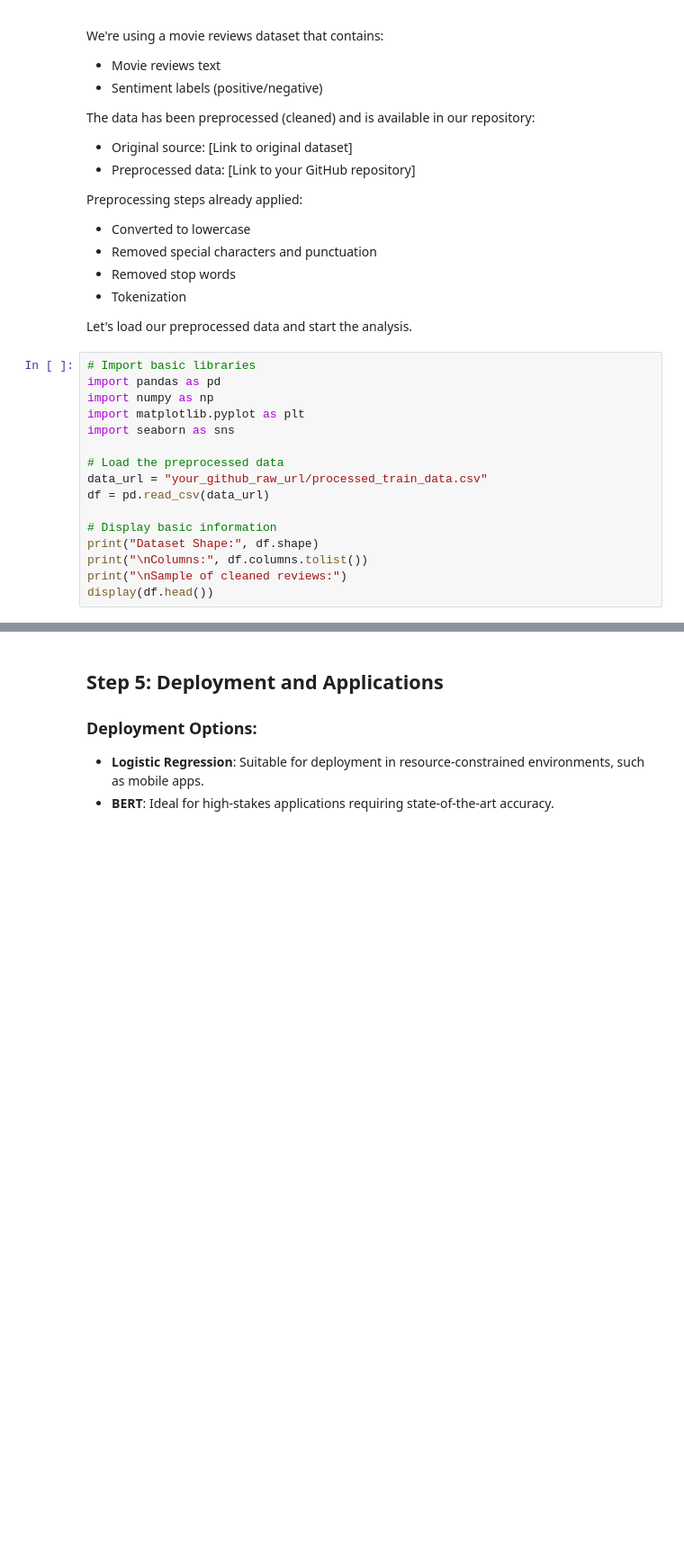
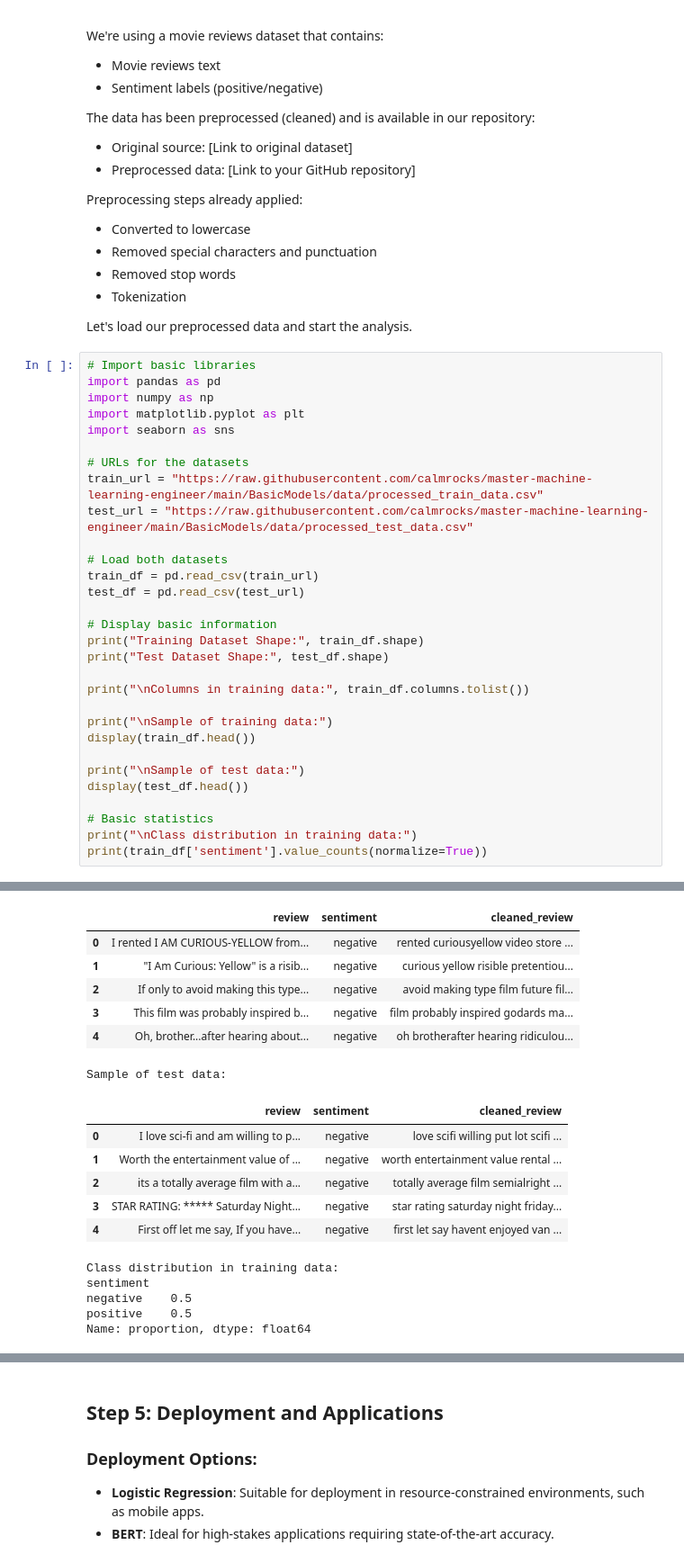
Before and after one commit to calmrocks/master-machine-learning-engineer, a Jupyter notebook: BasicModels/NLP.ipynb, the cells around one changed output, grey strips where cells are left out. Shown at 90% size. Cells and saved outputs as stored; diff of their text form; blank space fills up the shorter version.

```diff
--- a/BasicModels/NLP.ipynb
+++ b/BasicModels/NLP.ipynb
@@ -62,13 +62,27 @@ import numpy as np
 import matplotlib.pyplot as plt
 import seaborn as sns
 
-# Load the preprocessed data
-data_url = "your_github_raw_url/processed_train_data.csv"
-df = pd.read_csv(data_url)
+# URLs for the datasets
+train_url = "https://raw.githubusercontent.com/calmrocks/master-machine-learning-engineer/main/BasicModels/data/processed_train_data.csv"
+test_url = "https://raw.githubusercontent.com/calmrocks/master-machine-learning-engineer/main/BasicModels/data/processed_test_data.csv"
+
+# Load both datasets
+train_df = pd.read_csv(train_url)
+test_df = pd.read_csv(test_url)
 
 # Display basic information
-print("Dataset Shape:", df.shape)
-print("\nColumns:", df.columns.tolist())
-print("\nSample of cleaned reviews:")
-display(df.head())
+print("Training Dataset Shape:", train_df.shape)
+print("Test Dataset Shape:", test_df.shape)
+
+print("\nColumns in training data:", train_df.columns.tolist())
+
+print("\nSample of training data:")
+display(train_df.head())
+
+print("\nSample of test data:")
+display(test_df.head())
+
+# Basic statistics
+print("\nClass distribution in training data:")
+print(train_df['sentiment'].value_counts(normalize=True))
 # %% [output]
@@ -91,0 +95,18 @@ Requirement already satisfied: six>=1.5 in /usr/local/lib/python3.11/dist-packag
+|  | review | sentiment | cleaned_review |
+| 0 | I rented I AM CURIOUS-YELLOW from... | negative | rented curiousyellow video store ... |
+| 1 | "I Am Curious: Yellow" is a risib... | negative | curious yellow risible pretentiou... |
+| 2 | If only to avoid making this type... | negative | avoid making type film future fil... |
+| 3 | This film was probably inspired b... | negative | film probably inspired godards ma... |
+| 4 | Oh, brother...after hearing about... | negative | oh brotherafter hearing ridiculou... |
+Sample of test data:
+|  | review | sentiment | cleaned_review |
+| 0 | I love sci-fi and am willing to p... | negative | love scifi willing put lot scifi ... |
+| 1 | Worth the entertainment value of ... | negative | worth entertainment value rental ... |
+| 2 | its a totally average film with a... | negative | totally average film semialright ... |
+| 3 | STAR RATING: ***** Saturday Night... | negative | star rating saturday night friday... |
+| 4 | First off let me say, If you have... | negative | first let say havent enjoyed van ... |
+Class distribution in training data:
+sentiment
+negative    0.5
+positive    0.5
+Name: proportion, dtype: float64
```
Also changed, not shown: parts of 27 cells of this notebook.
